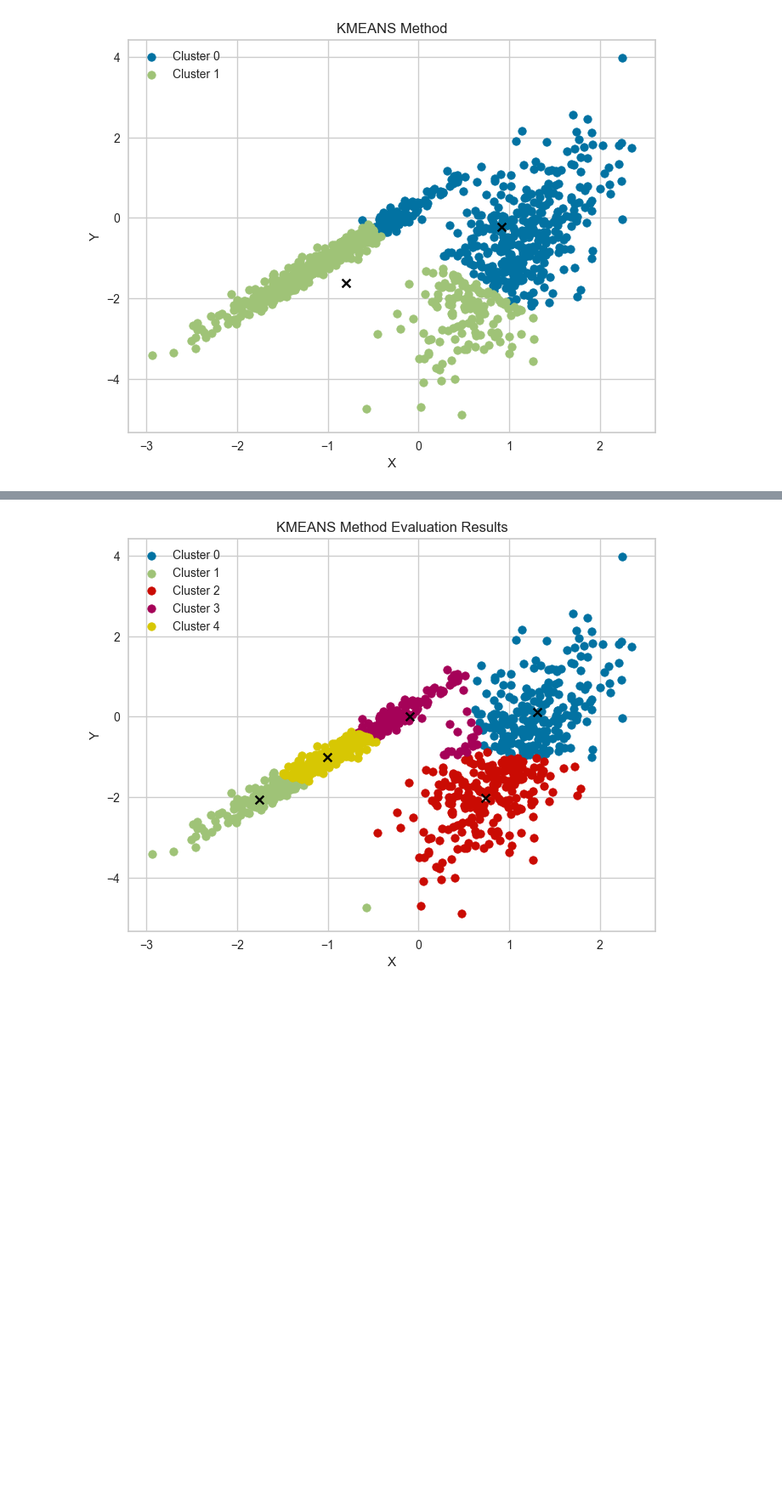
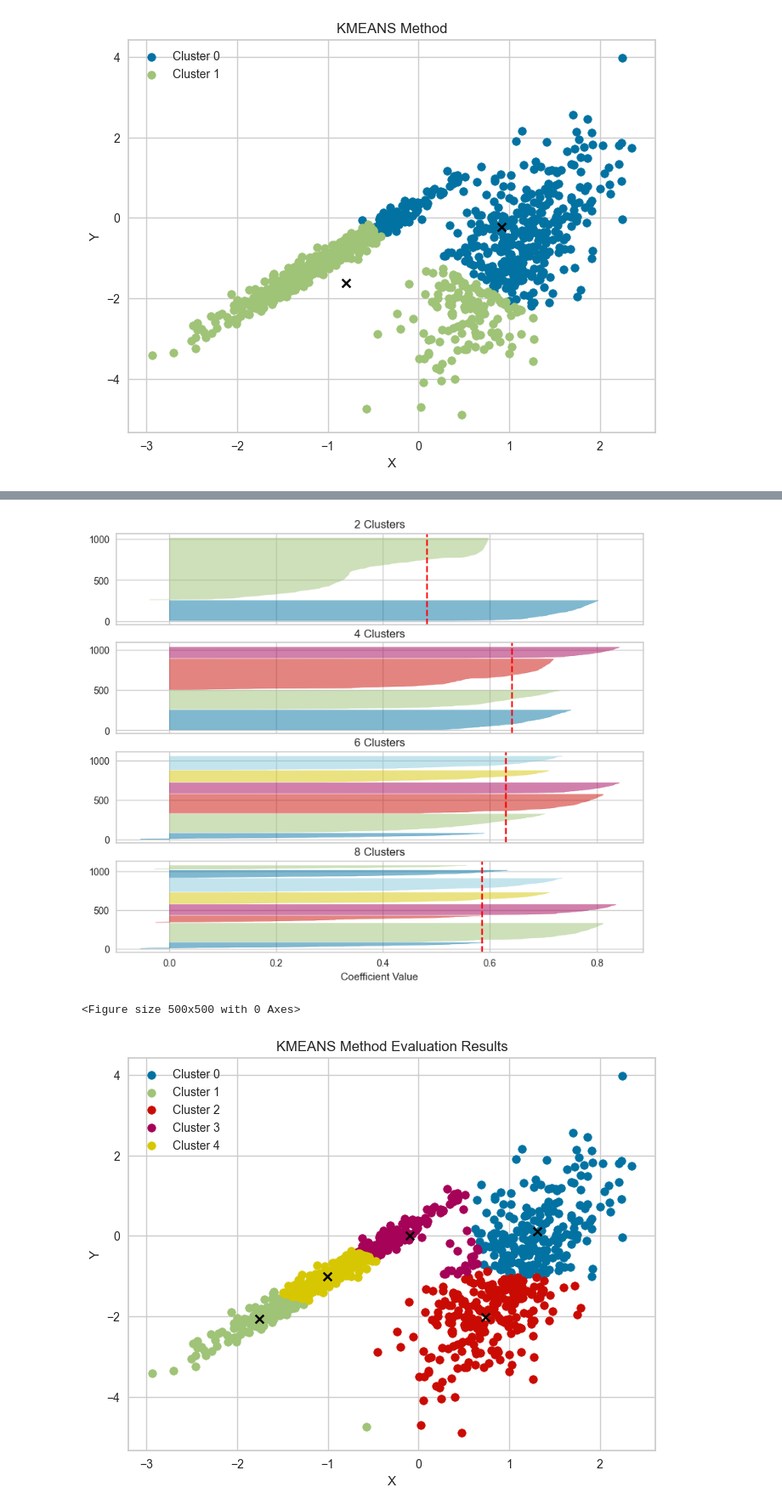
Before and after one commit to Joao-Bornelli/Clusterization, a Jupyter notebook: clusterization.ipynb, the cells around one changed output, grey strips where cells are left out. Shown: that part at 85% size. Saved outputs shown, nothing was run; the diff lists cells and outputs as text; code cells hidden in the pictures; blank space fills up the shorter version.

Commit message:
implemented yellowbrick silhouette

```diff
--- a/clusterization.ipynb
+++ b/clusterization.ipynb
@@ -99,3 +101,22 @@ vizualizer.show()
+# %%
+#Silhouette method
+k_range = [2,4,6,8]
+
+fig, ax = plt.subplots(len(k_range),1,figsize=(10,8), sharex=True)
+fig = plt.figure(figsize=(5, 5))
+
+for idx,k in enumerate(k_range):
+    model = KMeans(n_clusters=k,random_state=0)
+    vizualizer = SilhouetteVisualizer(model,colors='yellowbrick',ax = ax[idx])
+    vizualizer.fit(data)
+    ax[idx].set_title(f'{k} Clusters')
+
+ax[-1].set_xlabel('Coefficient Value')
+plt.tight_layout()
+plt.show()
+# %% [output]
+[figure, added]
+<Figure size 500x500 with 0 Axes>
 # %%
 data = df.copy()
 k = 5
```
Also changed, not shown: parts of 4 cells of this notebook.
